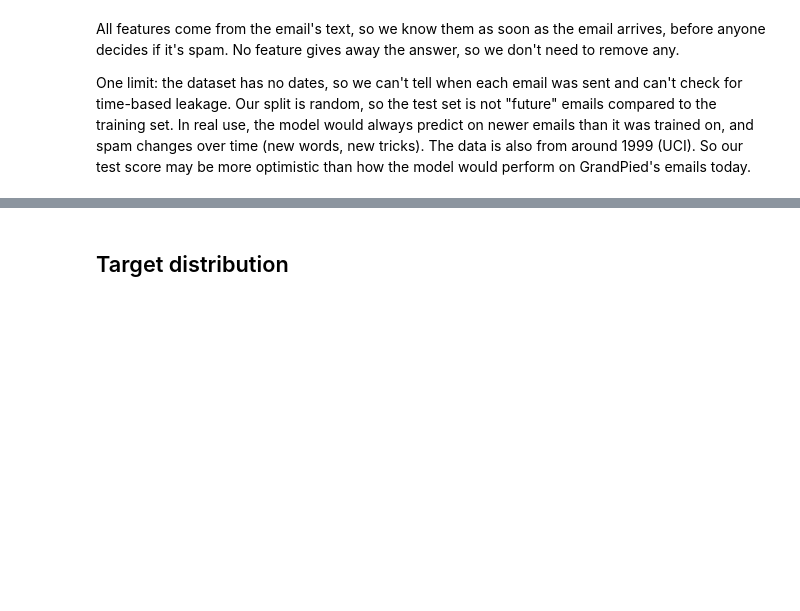
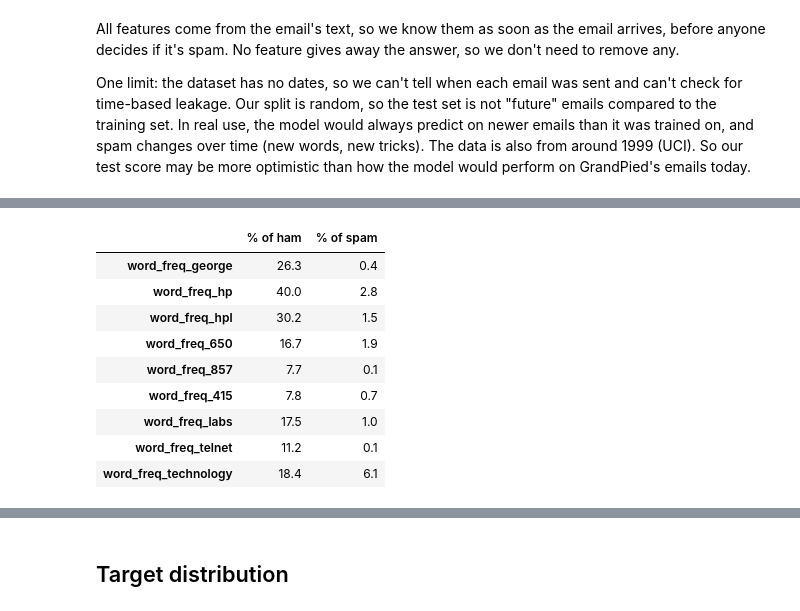
Before and after one commit to alajemba-vik/spamjam, a Jupyter notebook: notebooks/data_exploration.ipynb, the cells around one changed output, grey strips where cells are left out. Cells and saved outputs as stored; diff of their text form; code cells hidden in the pictures; blank space fills up the shorter version.

```diff
--- a/notebooks/data_exploration.ipynb
+++ b/notebooks/data_exploration.ipynb
@@ -122,0 +155,18 @@ One limit: the dataset has no dates, so we can't tell when each email was sent a
+# %%
+with open(CONFIG_PATH, encoding="utf-8") as f:
+    donor_cols = yaml.safe_load(f)["features"]["donor_columns"]
+
+presence = (train_df[donor_cols] > 0).groupby(train_df["is_spam"]).mean().T * 100
+presence.columns = ["% of ham", "% of spam"]
+presence.round(1)
+# %% [output]
+|  | % of ham | % of spam |
+| word_freq_george | 26.3 | 0.4 |
+| word_freq_hp | 40.0 | 2.8 |
+| word_freq_hpl | 30.2 | 1.5 |
+| word_freq_650 | 16.7 | 1.9 |
+| word_freq_857 | 7.7 | 0.1 |
+| word_freq_415 | 7.8 | 0.7 |
+| word_freq_labs | 17.5 | 1.0 |
+| word_freq_telnet | 11.2 | 0.1 |
+| word_freq_technology | 18.4 | 6.1 |
```
Also changed, not shown: parts of 13 cells of this notebook, 11 other files.
